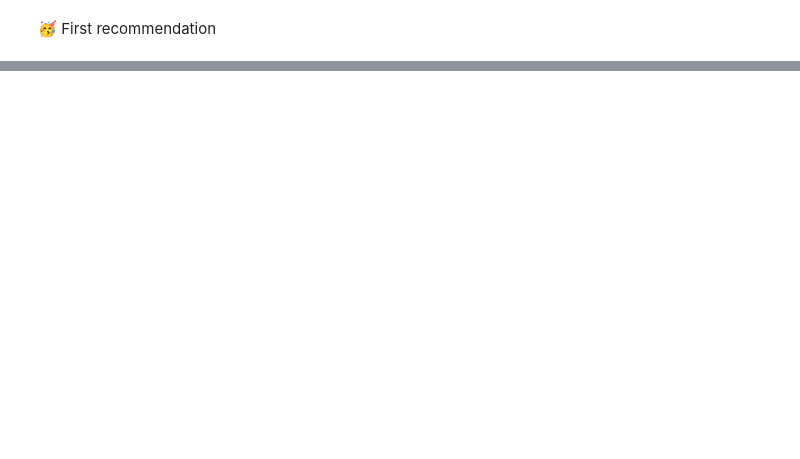
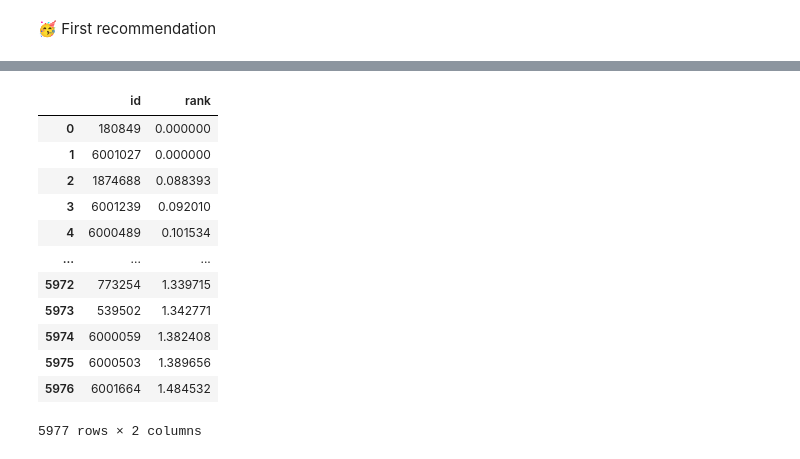
Before and after one commit to skarensmoll/thesisMusikRecommender, a Jupyter notebook: Experiments/06-01-02-Modeling-✅.ipynb, the cells around one changed output, grey strips where cells are left out. Drawn from its saved outputs; the diff is of its cells as text; code cells hidden in the pictures; blank space fills up the shorter version.

```diff
--- a/Experiments/06-01-02-Modeling-✅.ipynb
+++ b/Experiments/06-01-02-Modeling-✅.ipynb
@@ -129,0 +163,16 @@ ranksDF.loc[ranksDF.id.isin(listCovers)]
+# %%
+ranksDF
+# %% [output]
+|  | id | rank |
+| 0 | 180849 | 0.000000 |
+| 1 | 6001027 | 0.000000 |
+| 2 | 1874688 | 0.088393 |
+| 3 | 6001239 | 0.092010 |
+| 4 | 6000489 | 0.101534 |
+| ... | ... | ... |
+| 5972 | 773254 | 1.339715 |
+| 5973 | 539502 | 1.342771 |
+| 5974 | 6000059 | 1.382408 |
+| 5975 | 6000503 | 1.389656 |
+| 5976 | 6001664 | 1.484532 |
+5977 rows × 2 columns
```
Also changed, not shown: parts of 7 cells of this notebook, 38 other files.
